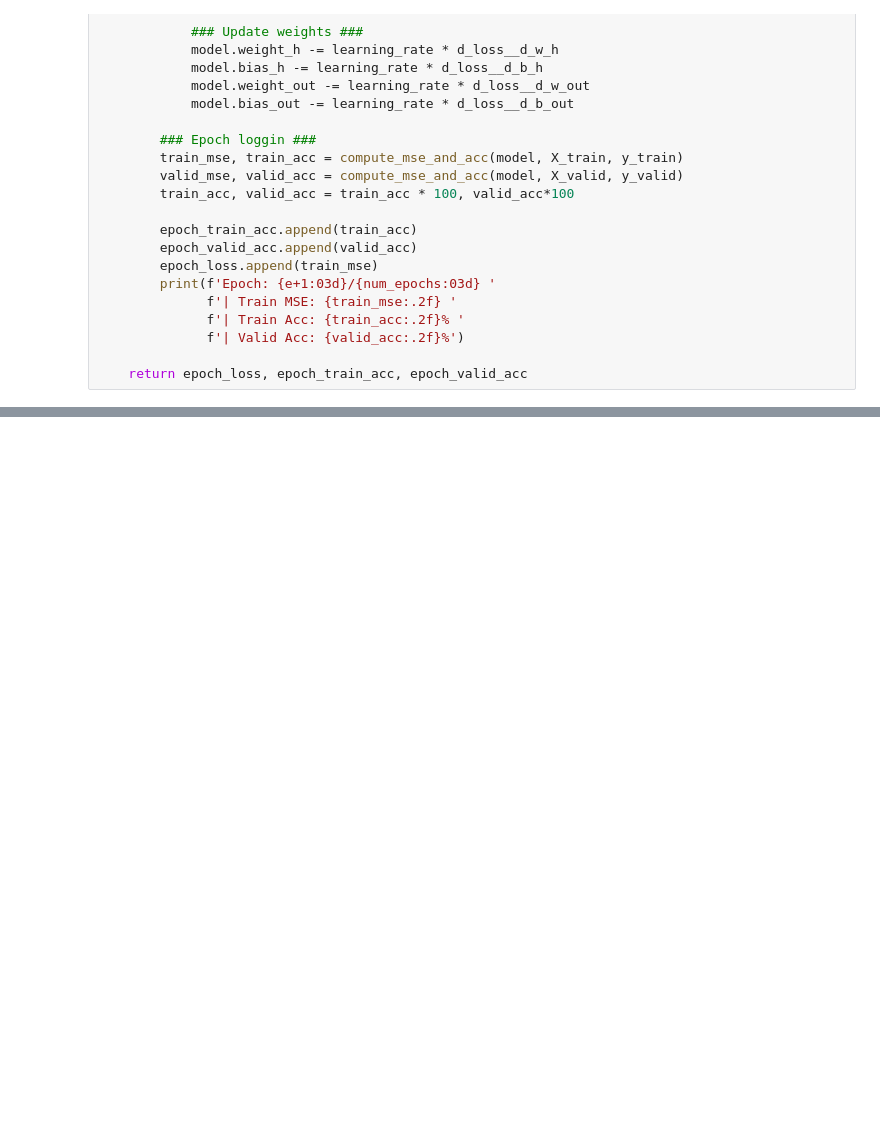
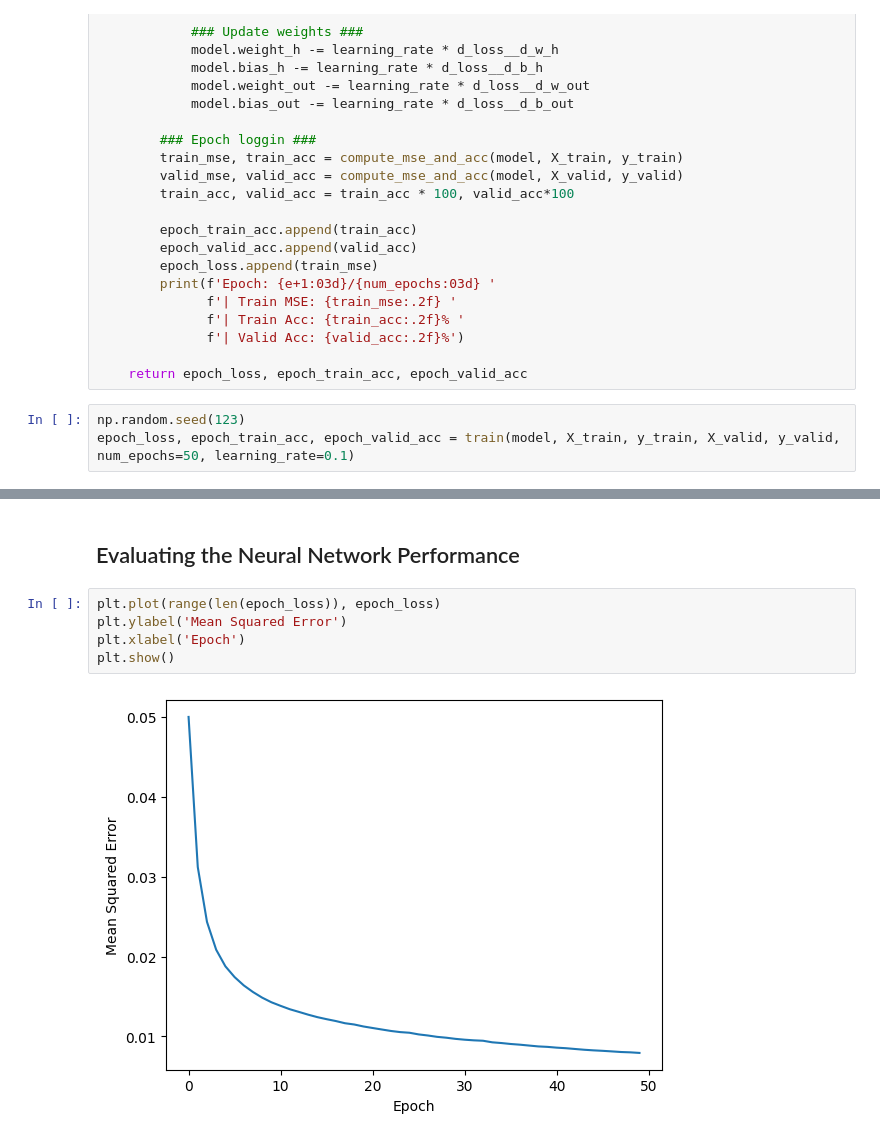
Before and after one commit to notsubash/ML-DL-implementations, a Jupyter notebook: algorithms/artificial-nn.ipynb, the cells around one changed output, grey strips where cells are left out. Drawn from its saved outputs; the diff is of its cells as text; blank space fills up the shorter version.

Commit message:
feat(artificial-nn): Completed building a Neural Network with evaluation

```diff
--- a/algorithms/artificial-nn.ipynb
+++ b/algorithms/artificial-nn.ipynb
@@ -287,3 +287,6 @@ def train(model, X_train, y_train, X_valid, y_valid, num_epochs, learning_rate=0
               f'| Valid Acc: {valid_acc:.2f}%')
 
     return epoch_loss, epoch_train_acc, epoch_valid_acc
+# %%
+np.random.seed(123)
+epoch_loss, epoch_train_acc, epoch_valid_acc = train(model, X_train, y_train, X_valid, y_valid, num_epochs=50, learning_rate=0.1)
@@ -289,0 +311,9 @@ def train(model, X_train, y_train, X_valid, y_valid, num_epochs, learning_rate=0
+# %% [markdown]
+## Evaluating the Neural Network Performance
+# %%
+plt.plot(range(len(epoch_loss)), epoch_loss)
+plt.ylabel('Mean Squared Error')
+plt.xlabel('Epoch')
+plt.show()
+# %% [output]
+[figure, added]
```
Also changed, not shown: parts of 9 cells of this notebook.
